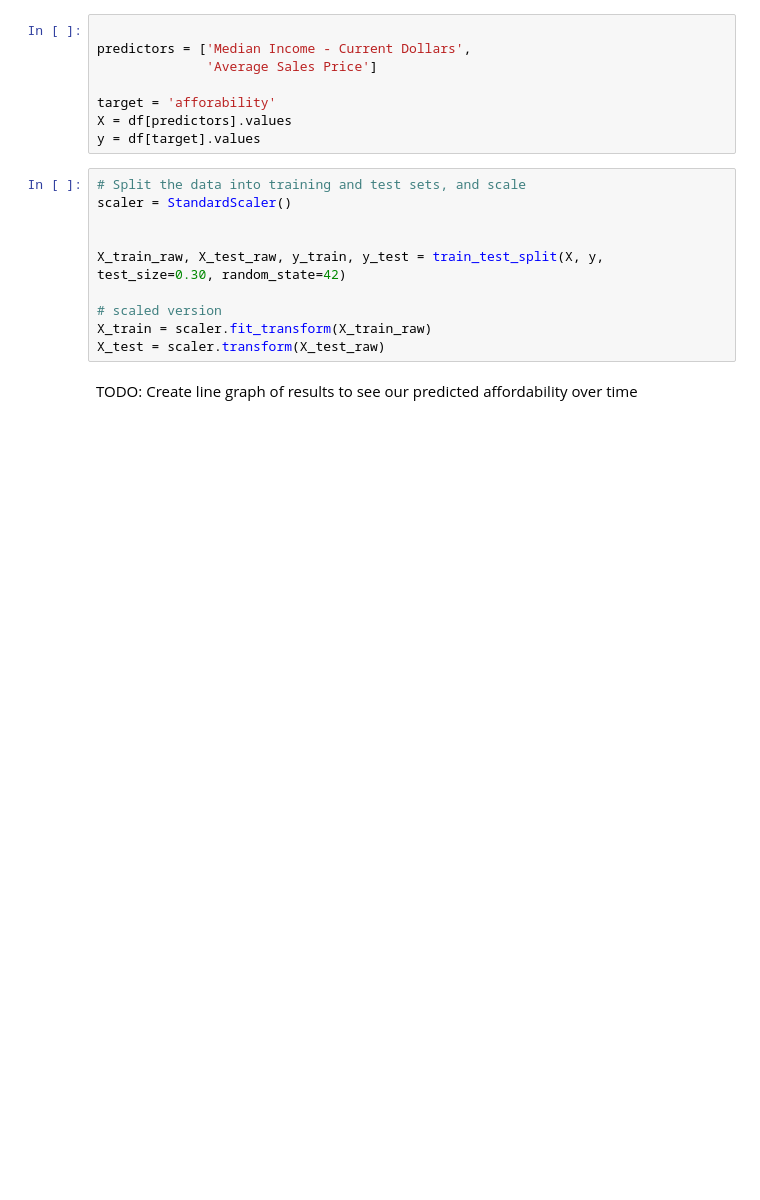
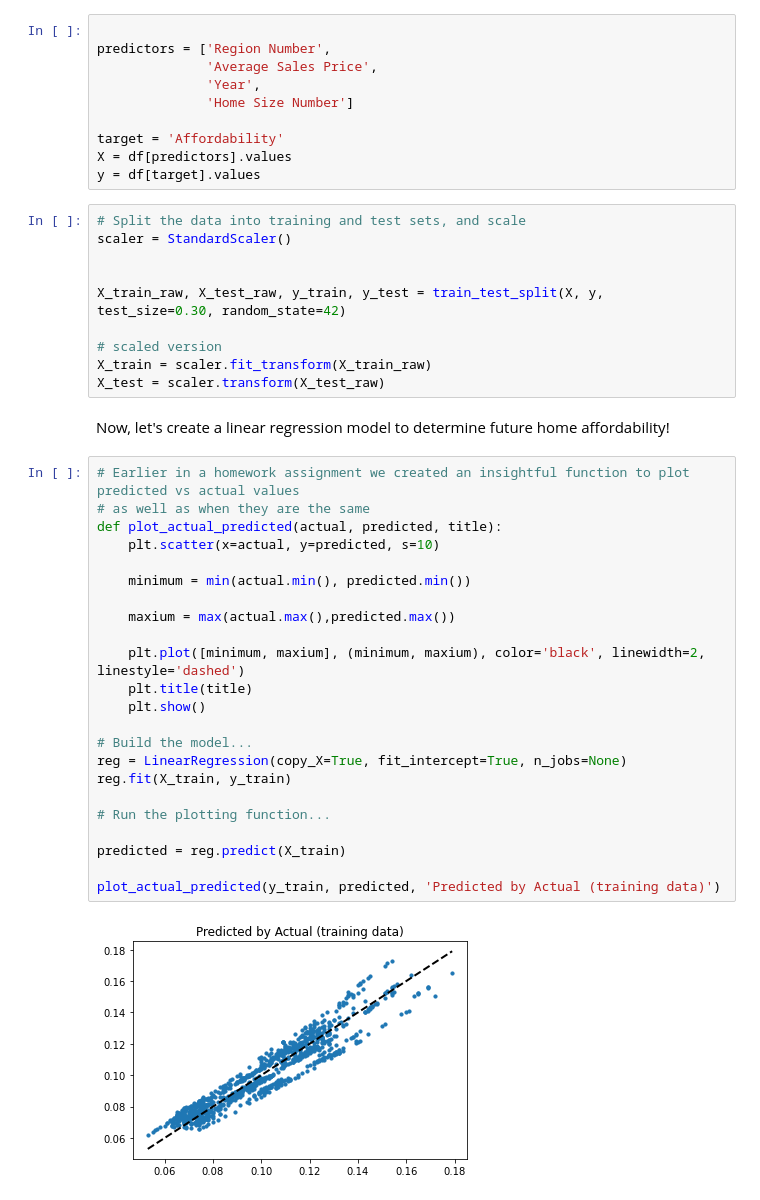
Before and after one commit to esmaj234/CST383_Proj, a Jupyter notebook: CST383_Method Mages.ipynb, the cells around one changed output. Drawn from its saved outputs; the diff is of its cells as text; blank space fills up the shorter version.

```diff
--- a/CST383_Method Mages.ipynb
+++ b/CST383_Method Mages.ipynb
@@ -155,9 +167,11 @@ df
 # %%
 
-predictors = ['Median Income - Current Dollars',
-              'Average Sales Price']
+predictors = ['Region Number',
+              'Average Sales Price',
+              'Year',
+              'Home Size Number']
 
-target = 'afforability'
+target = 'Affordability'
 X = df[predictors].values
 y = df[target].values
 # %%
@@ -171,5 +185,30 @@ X_train_raw, X_test_raw, y_train, y_test = train_test_split(X, y, test_size=0.30
 X_train = scaler.fit_transform(X_train_raw)
 X_test = scaler.transform(X_test_raw)
 # %% [markdown]
-TODO: Create line graph of results to see our predicted affordability over time
+Now, let's create a linear regression model to determine future home affordability!
+# %%
+# Earlier in a homework assignment we created an insightful function to plot predicted vs actual values
+# as well as when they are the same
+def plot_actual_predicted(actual, predicted, title):
+    plt.scatter(x=actual, y=predicted, s=10)
+
+    minimum = min(actual.min(), predicted.min())
+
+    maxium = max(actual.max(),predicted.max())
+
+    plt.plot([minimum, maxium], (minimum, maxium), color='black', linewidth=2, linestyle='dashed')
+    plt.title(title)
+    plt.show()
+
+# Build the model...
+reg = LinearRegression(copy_X=True, fit_intercept=True, n_jobs=None)
+reg.fit(X_train, y_train)
+
+# Run the plotting function...
+
+predicted = reg.predict(X_train)
+
+plot_actual_predicted(y_train, predicted, 'Predicted by Actual (training data)')
+# %% [output]
+[figure, added]
 # %% [markdown]
```
Also changed, not shown: parts of 10 cells of this notebook.
